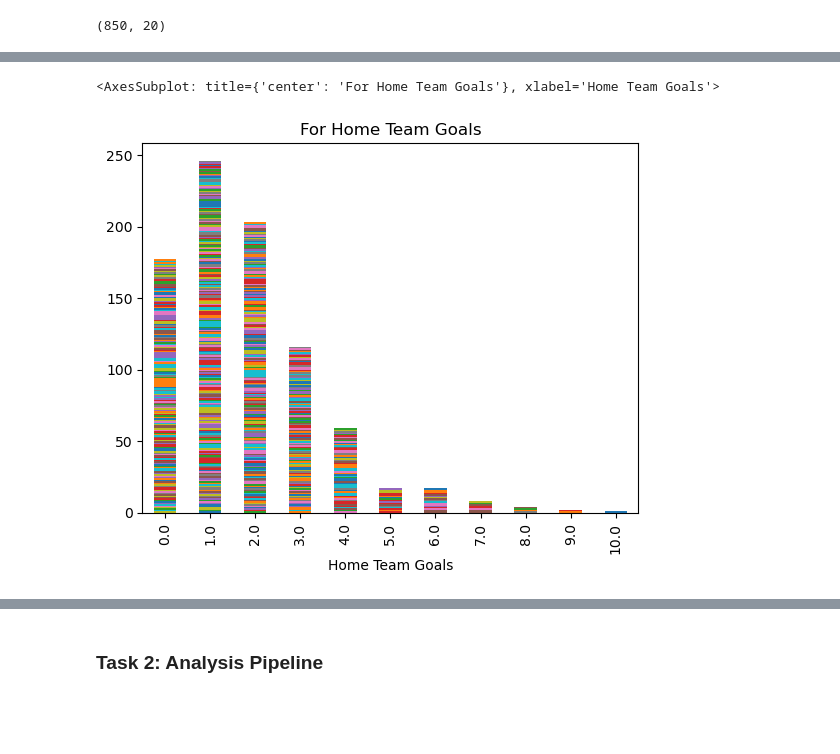
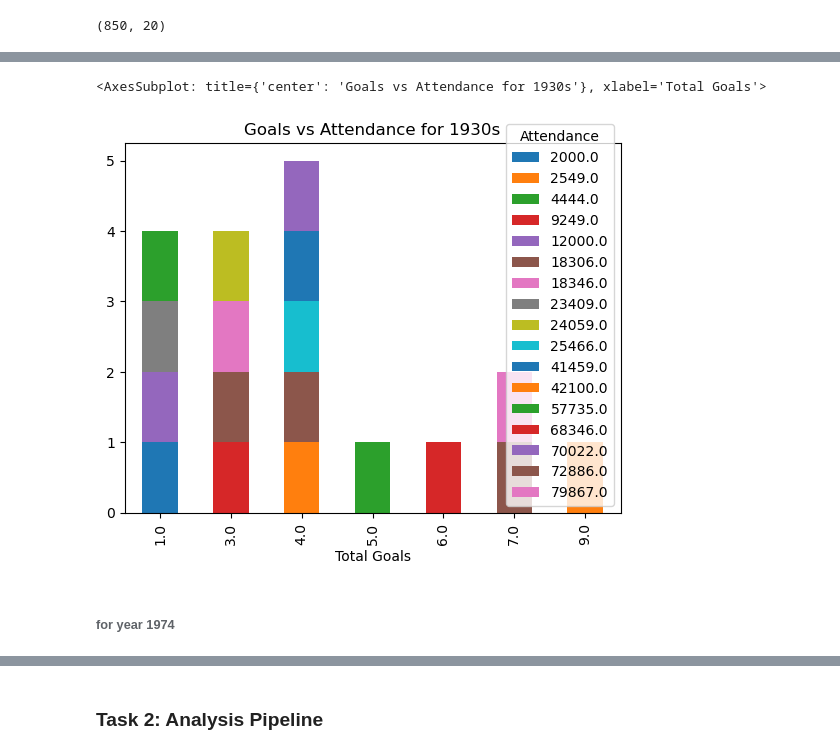
Before and after one commit to ubco-W2022T1-cosc301/project-group49, a Jupyter notebook: notebooks/analysis3.ipynb, the cells around one changed output, grey strips where cells are left out. Saved outputs shown, nothing was run; the diff lists cells and outputs as text; code cells hidden in the pictures; blank space fills up the shorter version.

```diff
--- a/notebooks/analysis3.ipynb
+++ b/notebooks/analysis3.ipynb
@@ -109,7 +109,8 @@ Home Team Initials       77
 Away Team Initials       82
 dtype: int64
 # %%
-#cleaning my dataset to have only columns that I need
-cleanData = rawData.drop(['Stage', 'Win conditions', 'Half-time Home Goals', 'Half-time Away Goals', 'Referee', 'Assistant 1', 'Assistant 2', 'RoundID', 'MatchID', 'Home Team Initials', 'Away Team Initials'], axis=1)
+#cleaning my dataset to have only columns that I need and creating a new coloumn for total goals scored
+cleanData = rawData.drop(['Stage', 'Win conditions', 'Half-time Home Goals', 'Half-time Away Goals', 'Referee', 'Assistant 1', 'Assistant 2', 'RoundID', 'MatchID', 'Home Team Initials', 'Away Team Initials', 'Datetime', 'Stadium', 'City'], axis=1)
+cleanData['Total Goals'] = cleanData['Home Team Goals'] + cleanData['Away Team Goals']
 cleanData
 # %% [output]
@@ -137,0 +151,3 @@ sns.heatmap(corrMatrix, xticklabels=corrMatrix.columns, yticklabels=corrMatrix.c
+# %%
+data_sample1 = cleanData[cleanData["Year"].isin([1930])]
+data_sample1
@@ -138,5 +172,7 @@ sns.heatmap(corrMatrix, xticklabels=corrMatrix.columns, yticklabels=corrMatrix.c
 # %%
-cleanData.groupby(['Home Team Goals', 'Attendance']).size().unstack().plot(kind='bar', stacked=True, legend = False, title='For Home Team Goals')
+data_sample1.groupby(['Total Goals', 'Attendance']).size().unstack().plot(kind='bar', stacked=True, legend = True, title='Goals vs Attendance for 1930s')
 # %% [output]
-<AxesSubplot: title={'center': 'For Home Team Goals'}, xlabel='Home Team Goals'>
+<AxesSubplot: title={'center': 'Goals vs Attendance for 1930s'}, xlabel='Total Goals'>
-[figure, old version]
+[figure, new version]
+# %% [markdown]
+###### for year 1974
```
Also changed, not shown: parts of 29 cells of this notebook, 2 other files.
